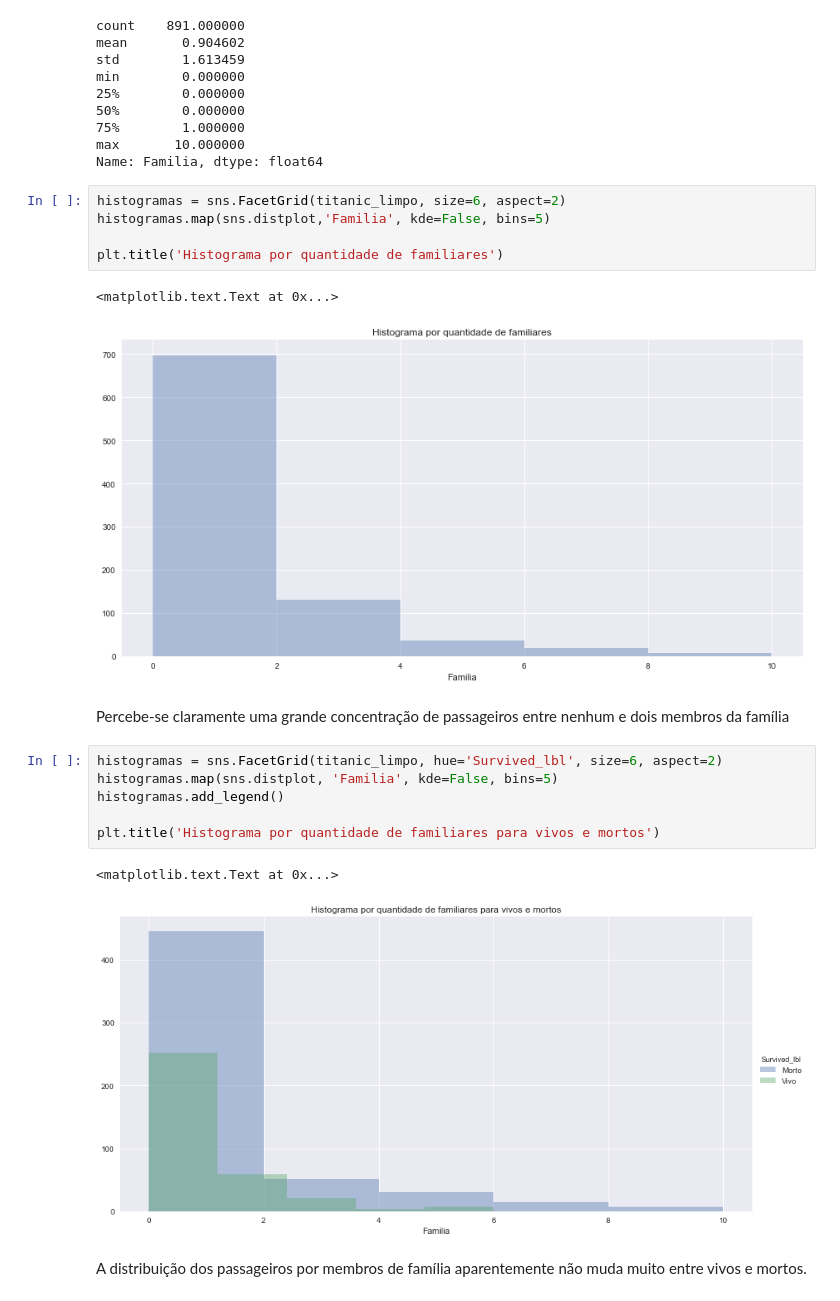
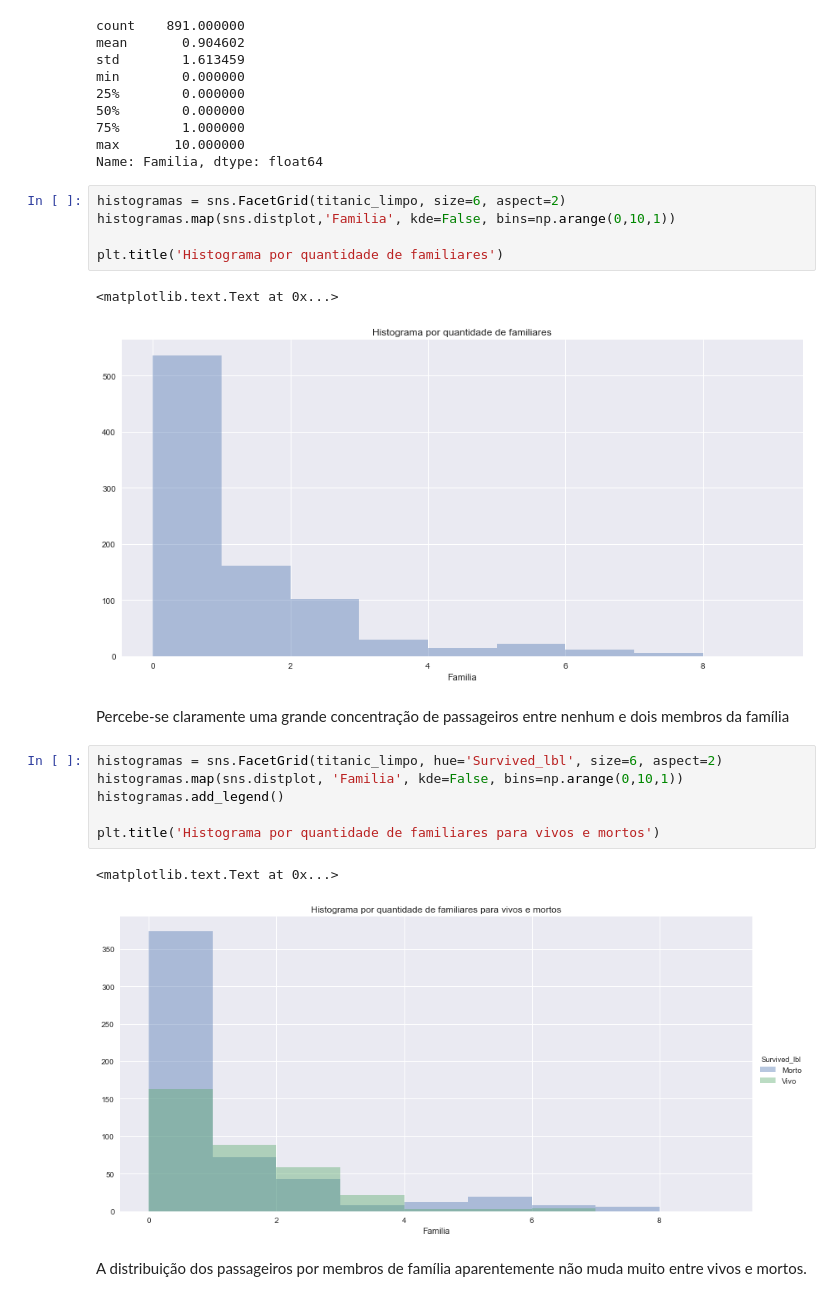
Before and after one commit to sauloguerra/udacity-analise-de-dados, a Jupyter notebook: P2/titanic.ipynb, the cells around one changed output. Saved outputs shown, nothing was run; the diff lists cells and outputs as text.

```diff
--- a/P2/titanic.ipynb
+++ b/P2/titanic.ipynb
@@ -395,23 +430,23 @@ max       10.000000
 Name: Familia, dtype: float64
 # %%
 histogramas = sns.FacetGrid(titanic_limpo, size=6, aspect=2)
-histogramas.map(sns.distplot,'Familia', kde=False, bins=5)
+histogramas.map(sns.distplot,'Familia', kde=False, bins=np.arange(0,10,1))
 
 plt.title('Histograma por quantidade de familiares')
 # %% [output]
 <matplotlib.text.Text at 0x...>
-[figure, old version]
+[figure, new version]
 # %% [markdown]
 Percebe-se claramente uma grande concentração de passageiros entre nenhum e dois membros da família
 # %%
 histogramas = sns.FacetGrid(titanic_limpo, hue='Survived_lbl', size=6, aspect=2)
-histogramas.map(sns.distplot, 'Familia', kde=False, bins=5)
+histogramas.map(sns.distplot, 'Familia', kde=False, bins=np.arange(0,10,1))
 histogramas.add_legend()
 
 plt.title('Histograma por quantidade de familiares para vivos e mortos')
 # %% [output]
 <matplotlib.text.Text at 0x...>
-[figure, old version]
+[figure, new version]
 # %% [markdown]
 A distribuição dos passageiros por membros de família aparentemente não muda muito entre vivos e mortos.
 # %%
```
Also changed, not shown: parts of 30 cells of this notebook, 1 other file.
